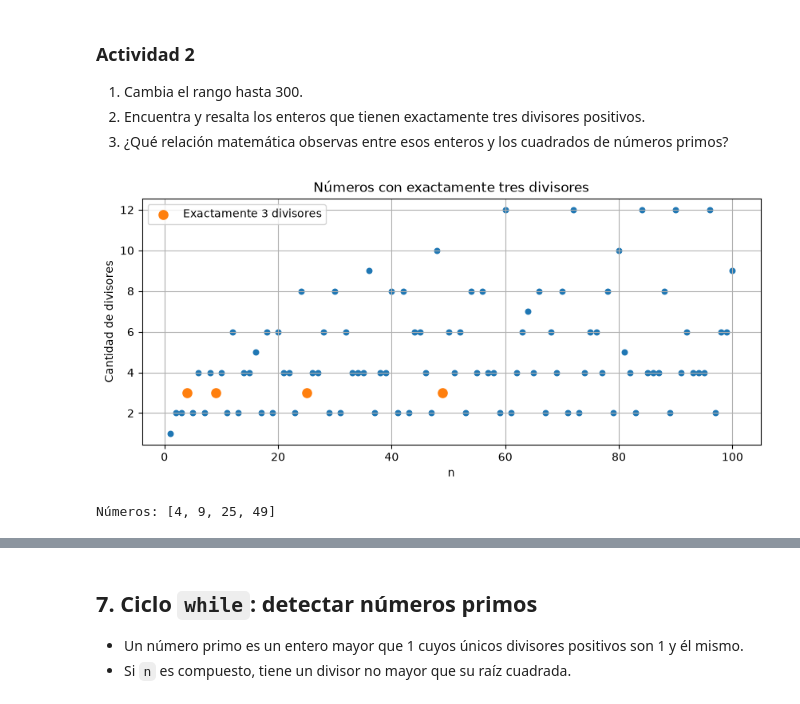
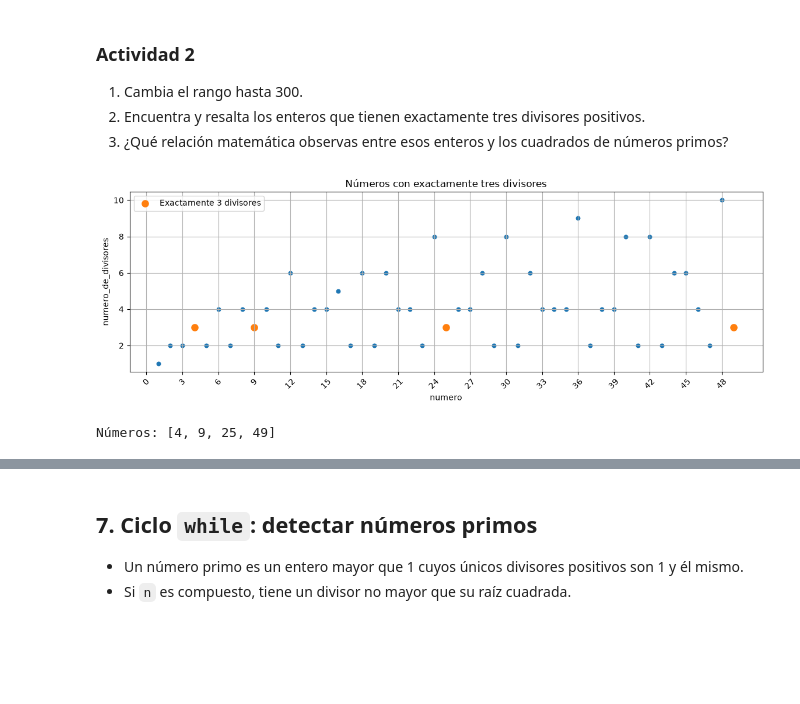
Before and after one commit to marco-canas/fundamentos_de_programacion, a Jupyter notebook: 2_clases/unidad3/capitulo_9_Matplotlib_ciencia_datos_teoria_elemental_numeros.ipynb, the cells around one changed output, grey strips where cells are left out. Cells and saved outputs as stored; diff of their text form; code cells hidden in the pictures; blank space fills up the shorter version.

```diff
--- a/2_clases/unidad3/capitulo_9_Matplotlib_ciencia_datos_teoria_elemental_numeros.ipynb
+++ b/2_clases/unidad3/capitulo_9_Matplotlib_ciencia_datos_teoria_elemental_numeros.ipynb
@@ -489,0 +432,5 @@ plt.show()
+# %%
+import numpy as np
+import pandas as pd
+df = pd.DataFrame({'numero': np.arange(1, 50)})
+df.head()
@@ -489,0 +444,9 @@ plt.show()
+# %%
+def divisores(n):
+    lista_divisores = []
+    for d in range(1, int(n**(1/2))+2):
+        if n % d == 0:
+            lista_divisores.append(d)
+            if (n//d)>int(n**(1/2))+1:
+                lista_divisores.append(n//d)
+    return lista_divisores
@@ -489,0 +457,3 @@ plt.show()
+# %%
+df['divisores']= df.numero.apply(divisores)
+df
@@ -489,0 +478,3 @@ plt.show()
+# %%
+df['numero_de_divisores'] = df.divisores.apply(len)
+df[:20]
@@ -493,20 +510,21 @@ plt.show()
 2. Encuentra y resalta los enteros que tienen exactamente tres divisores positivos.
 3. ¿Qué relación matemática observas entre esos enteros y los cuadrados de números primos?
 # %%
-tabla_divisores["exactamente_tres"] = tabla_divisores["cantidad_divisores"] == 3
-plt.figure(figsize=(10, 4))
-plt.scatter(tabla_divisores["n"], tabla_divisores["cantidad_divisores"], s=22)
-seleccion = tabla_divisores[tabla_divisores["exactamente_tres"]]
-plt.scatter(seleccion["n"], seleccion["cantidad_divisores"], s=65, label="Exactamente 3 divisores")
-plt.xlabel("n")
-plt.ylabel("Cantidad de divisores")
+df["exactamente_tres"] = df['numero_de_divisores'] == 3
+plt.figure(figsize=(14, 4))
+plt.scatter(df["numero"], df['numero_de_divisores'], s=22)
+seleccion = df[df["exactamente_tres"]]
+plt.scatter(seleccion["numero"], seleccion['numero_de_divisores'], s=65, label="Exactamente 3 divisores")
+plt.xlabel("numero")
+plt.ylabel('numero_de_divisores')
 plt.title("Números con exactamente tres divisores")
 plt.legend()
+plt.xticks(np.arange(0, len(df), 3), rotation = 45)
 plt.grid(True)
 plt.show()
-print("Números:", seleccion["n"].tolist())
+print("Números:", seleccion["numero"].tolist())
 # %% [output]
-[figure, old version]
+[figure, new version]
 Números: [4, 9, 25, 49]
 # %%
 tabla_divisores.head(10)
```
Also changed, not shown: parts of 20 cells of this notebook, 3 other files.
